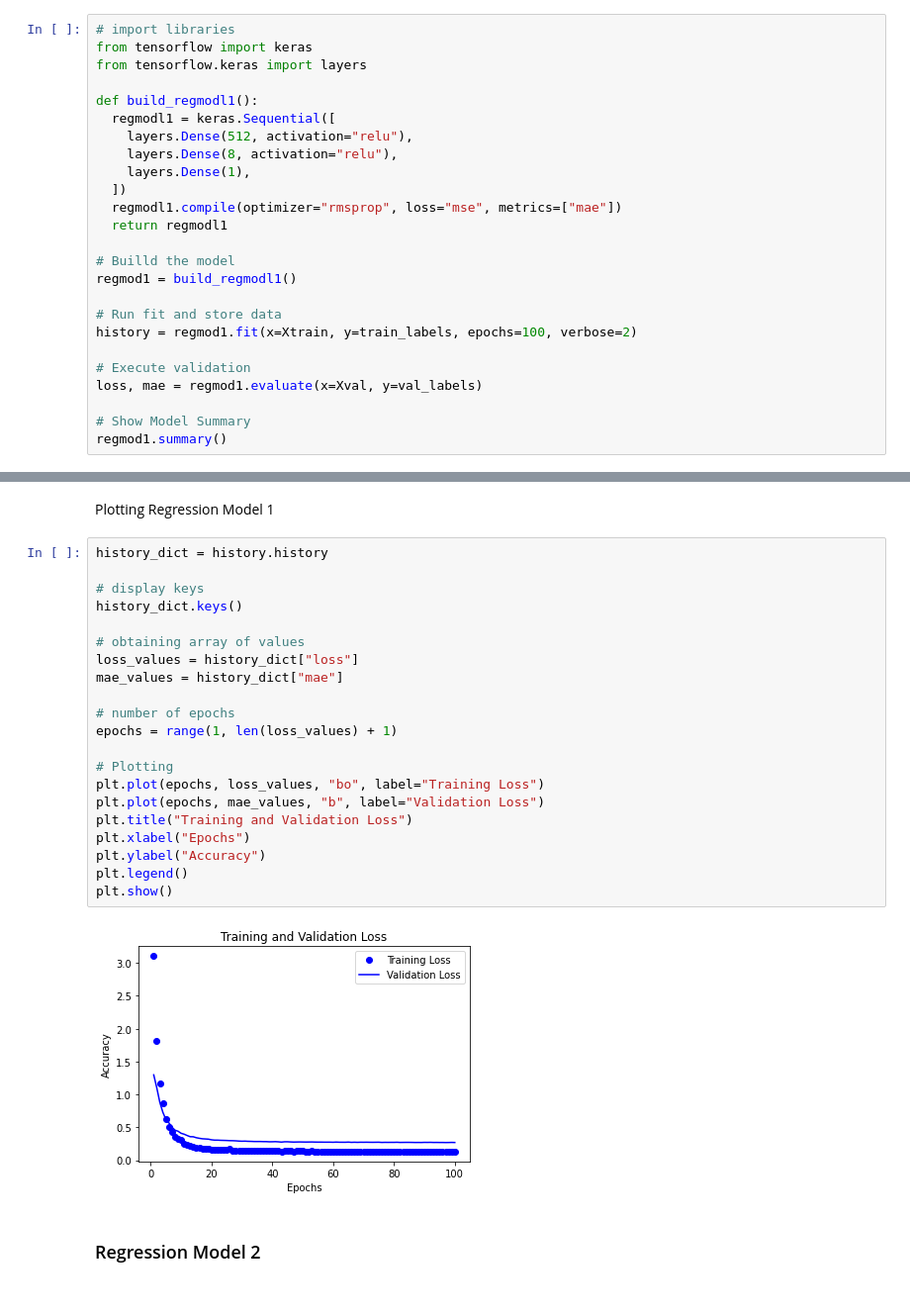
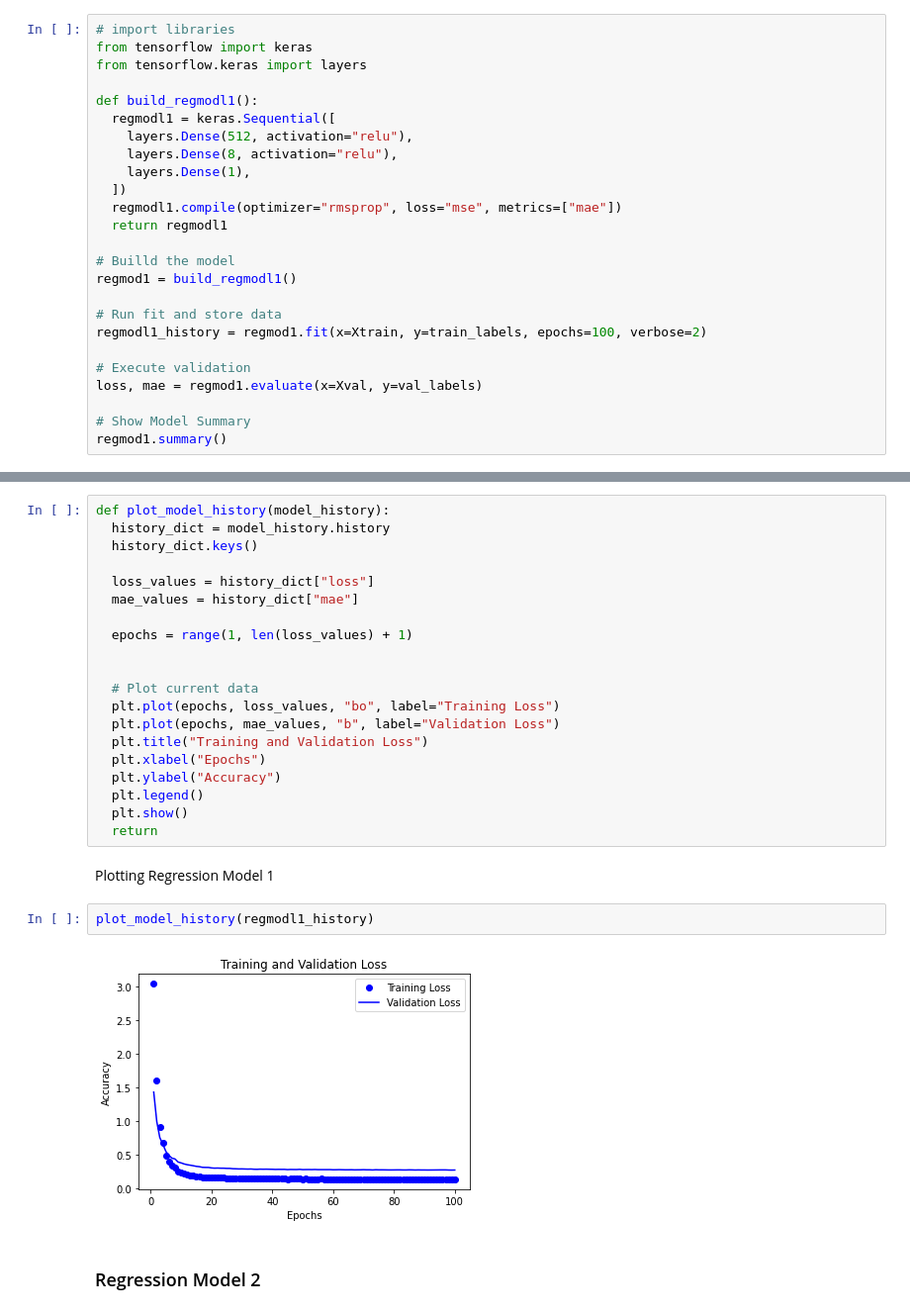
Before and after one commit to powerSeries/NN-projects, a Jupyter notebook: project_1.ipynb, the cells around one changed output, grey strips where cells are left out. Shown: that part at 99% size. Saved outputs shown, nothing was run; the diff lists cells and outputs as text.

Commit message:
added plot function

```diff
--- a/project_1.ipynb
+++ b/project_1.ipynb
@@ -195,7 +195,7 @@ def build_regmodl1():
 regmod1 = build_regmodl1()
 
 # Run fit and store data
-history = regmod1.fit(x=Xtrain, y=train_labels, epochs=100, verbose=2)
+regmodl1_history = regmod1.fit(x=Xtrain, y=train_labels, epochs=100, verbose=2)
 
 # Execute validation
 loss, mae = regmod1.evaluate(x=Xval, y=val_labels)
@@ -220,31 +220,32 @@ Total params: 10,769
 Trainable params: 10,769
 Non-trainable params: 0
 _________________________________________________________________
+# %%
+def plot_model_history(model_history):
+  history_dict = model_history.history
+  history_dict.keys()
+
+  loss_values = history_dict["loss"]
+  mae_values = history_dict["mae"]
+
+  epochs = range(1, len(loss_values) + 1)
+
+
+  # Plot current data
+  plt.plot(epochs, loss_values, "bo", label="Training Loss")
+  plt.plot(epochs, mae_values, "b", label="Validation Loss")
+  plt.title("Training and Validation Loss")
+  plt.xlabel("Epochs")
+  plt.ylabel("Accuracy")
+  plt.legend()
+  plt.show()
+  return
 # %% [markdown]
 Plotting Regression Model 1
-# %%
-history_dict = history.history
-
-# display keys
-history_dict.keys()
-
-# obtaining array of values
-loss_values = history_dict["loss"]
-mae_values = history_dict["mae"]
-
-# number of epochs
-epochs = range(1, len(loss_values) + 1)
-
-# Plotting
-plt.plot(epochs, loss_values, "bo", label="Training Loss")
-plt.plot(epochs, mae_values, "b", label="Validation Loss")
-plt.title("Training and Validation Loss")
-plt.xlabel("Epochs")
-plt.ylabel("Accuracy")
-plt.legend()
-plt.show()
-# %% [output]
-[figure, removed]
+# %%
+plot_model_history(regmodl1_history)
+# %% [output]
+[figure, added]
 # %% [markdown]
 ### Regression Model 2
 # %%
```
Also changed, not shown: parts of 8 cells of this notebook.
